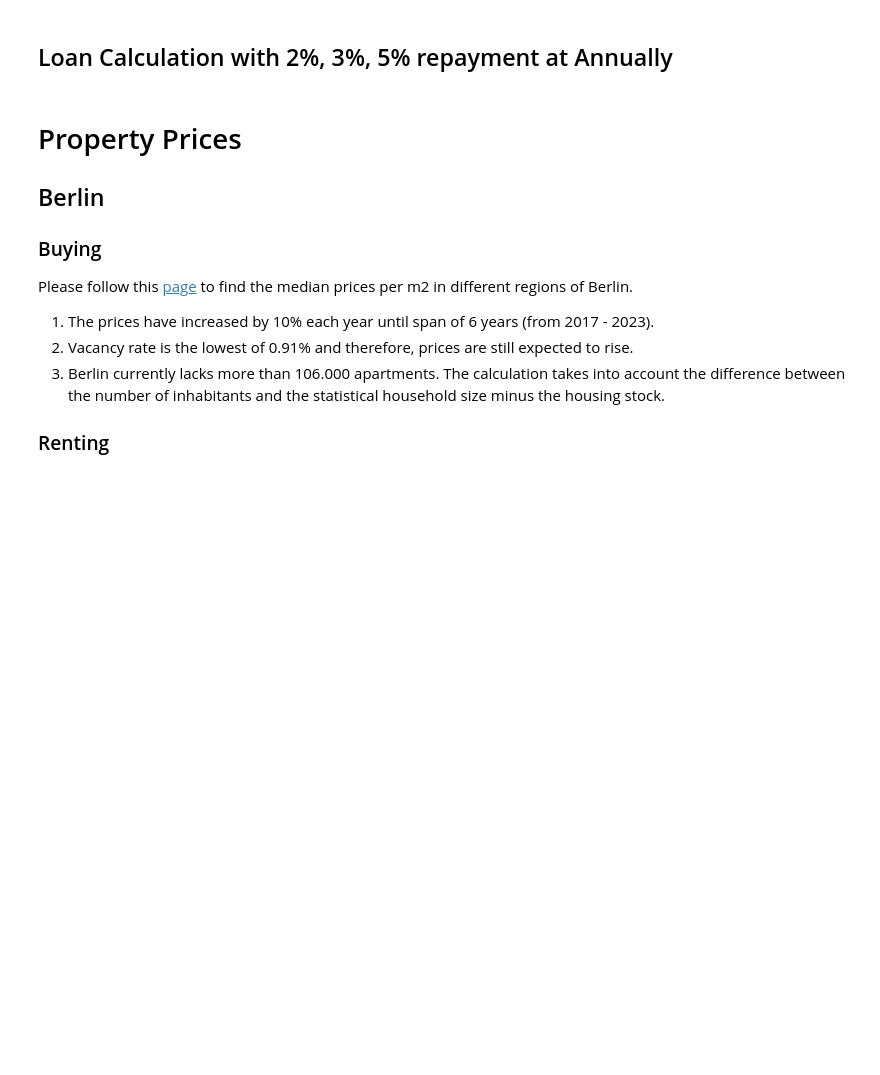
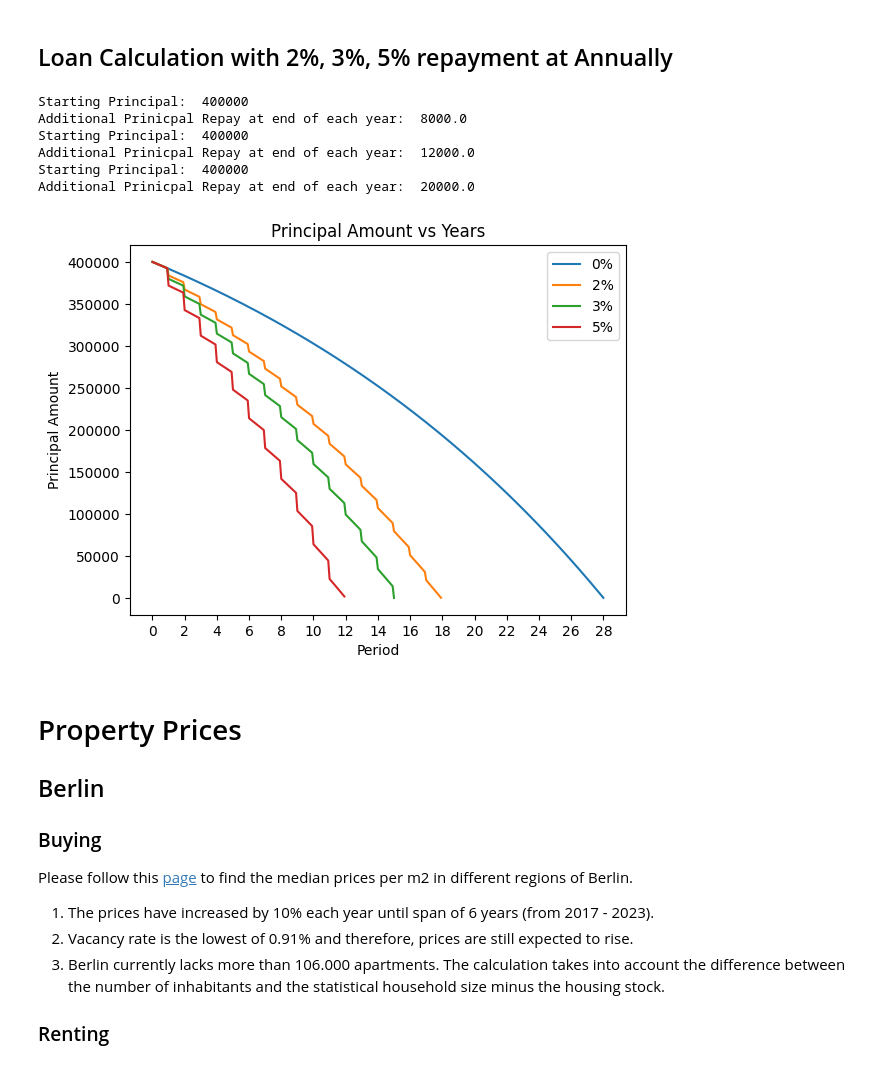
Before and after one commit to barunps3/financial_analysis, a Jupyter notebook: Base_calculation.ipynb, the cells around one changed output. Saved outputs shown, nothing was run; the diff lists cells and outputs as text; code cells hidden in the pictures; blank space fills up the shorter version.

Commit message:
added loan calc with fix annual repay rate

```diff
--- a/Base_calculation.ipynb
+++ b/Base_calculation.ipynb
@@ -197,3 +237,49 @@ month
+# %%
+ANNUAL_REPAYMENT_RATE = 2 / 100
+loan_calc_2 = loan_calc_with_annual_repayment(ANNUAL_REPAYMENT_RATE)
+
+ANNUAL_REPAYMENT_RATE = 3 / 100
+loan_calc_3 = loan_calc_with_annual_repayment(ANNUAL_REPAYMENT_RATE)
+
+ANNUAL_REPAYMENT_RATE = 5 / 100
+loan_calc_5 = loan_calc_with_annual_repayment(ANNUAL_REPAYMENT_RATE)
+
+# Plot comparison of principal amount
+x = periodic_loan_calc.index
+y = periodic_loan_calc['princip_remain']
+plt.plot(x, y, label="0%")
+# Show ticks only for following values
+period_tick = [i for i in x.to_list() if i % 24 == 0]
+plt.xticks(period_tick, labels=[str(int(i / 12)) for i in period_tick])
+
+x = loan_calc_2.index
+y = loan_calc_2['princip_remain']
+plt.plot(x, y, label="2%")
+
+x = loan_calc_3.index
+y = loan_calc_3['princip_remain']
+plt.plot(x, y, label="3%")
+
+x = loan_calc_5.index
+y = loan_calc_5['princip_remain']
+plt.plot(x, y, label="5%" )
+
+
+
+# While labelling ticks show them as years
+plt.xlabel("Period")
+plt.ylabel("Principal Amount")
+plt.title('Principal Amount vs Years')
+plt.legend()
+plt.show()
+# %% [output]
+Starting Principal:  400000
+Additional Prinicpal Repay at end of each year:  8000.0
+Starting Principal:  400000
+Additional Prinicpal Repay at end of each year:  12000.0
+Starting Principal:  400000
+Additional Prinicpal Repay at end of each year:  20000.0
+[figure, added]
 # %% [markdown]
 # Property Prices
 ## Berlin
```
Also changed, not shown: parts of 7 cells of this notebook.
